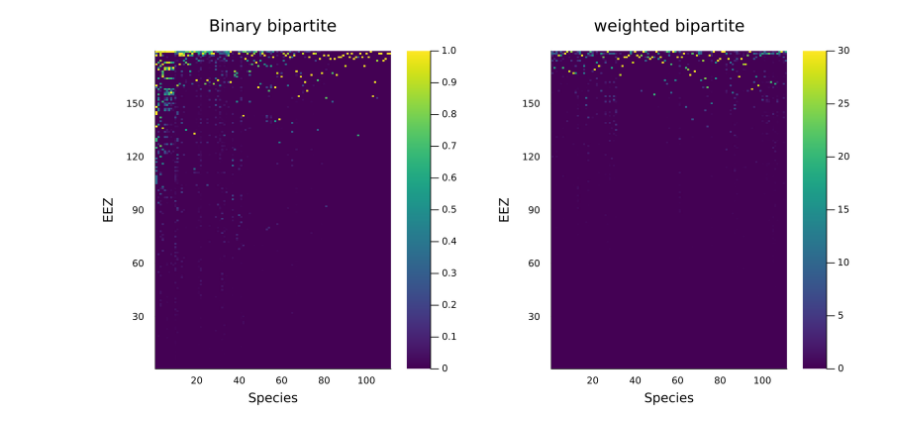
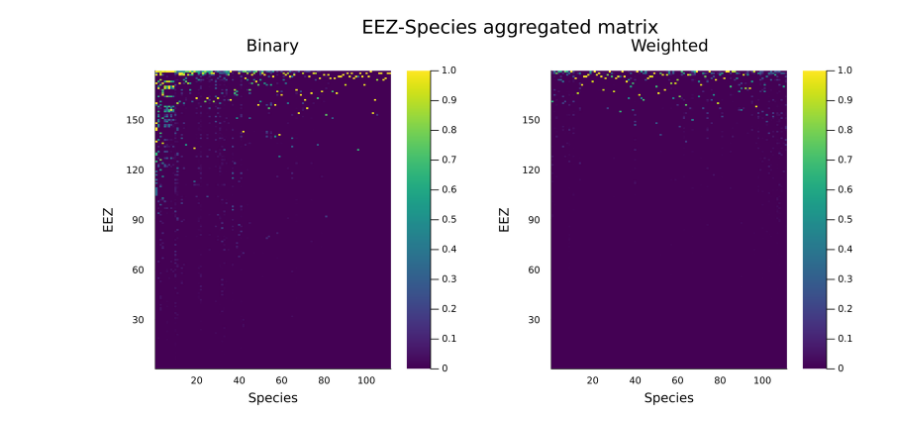
Before and after one commit to GBuenvar/MarineConsEcoStrat, a Jupyter notebook: Nestedness/nestedness_measure.ipynb, the cells around one changed output. Saved outputs shown, nothing was run; the diff lists cells and outputs as text; code cells hidden in the pictures.

```diff
--- a/Nestedness/nestedness_measure.ipynb
+++ b/Nestedness/nestedness_measure.ipynb
@@ -87,7 +64,7 @@ p1 = heatmap(
     M',
     ylabel="EEZ",
     xlabel="Species",
-    title="Binary bipartite",
+    title="Binary",
     color=cgrad(:viridis),
     size = (500,500)
     )
@@ -101,36 +78,37 @@ end
 # normalize each row by the number of individuals of each species
 Species_size = [sum(unique(agg_data, [:newid, :Species]).Species .== sp) for sp in unique(agg_data.Species)]
 
 for i in 1:N_species
     M[i, :] ./= Species_size[i]
 end
+M ./= sum(M, dims=2)
 # sort the matrix so the rows are ordered by the sum of the elements of each row
 # and the columns are ordered by the sum of the elements of each column
 rows_sum = sum(M, dims=2)
 cols_sum = sum(M, dims=1)
 
 rows_order = sortperm(vec(rows_sum), rev=true)
 cols_order = sortperm(vec(cols_sum), rev=false)
 
 M = M[rows_order, cols_order]
 
 
 ##
 p2 = heatmap(
     1:N_species,
     1:length(eezs),
     M',
     ylabel="EEZ",
     xlabel="Species",
-    title="weighted bipartite",
+    title="Weighted",
     color=cgrad(:viridis),
     size = (500,500)
     # cscale=:log10
     )
 
-plot(p1, p2, layout=(1, 2), size=(1000, 500), fmt=:png, dpi=300, margin=5Plots.mm)
+plot(p1, p2, layout=(1, 2), size=(1000, 500), fmt=:png, dpi=300, margin=5Plots.mm, suptitle = "EEZ-Species aggregated matrix")
 # %% [output]
-[figure, old version]
+[figure, new version]
 # %%
 sum(M, dims=2)
 # %% [output]
```
Also changed, not shown: parts of 4 cells of this notebook, 1 other file.
